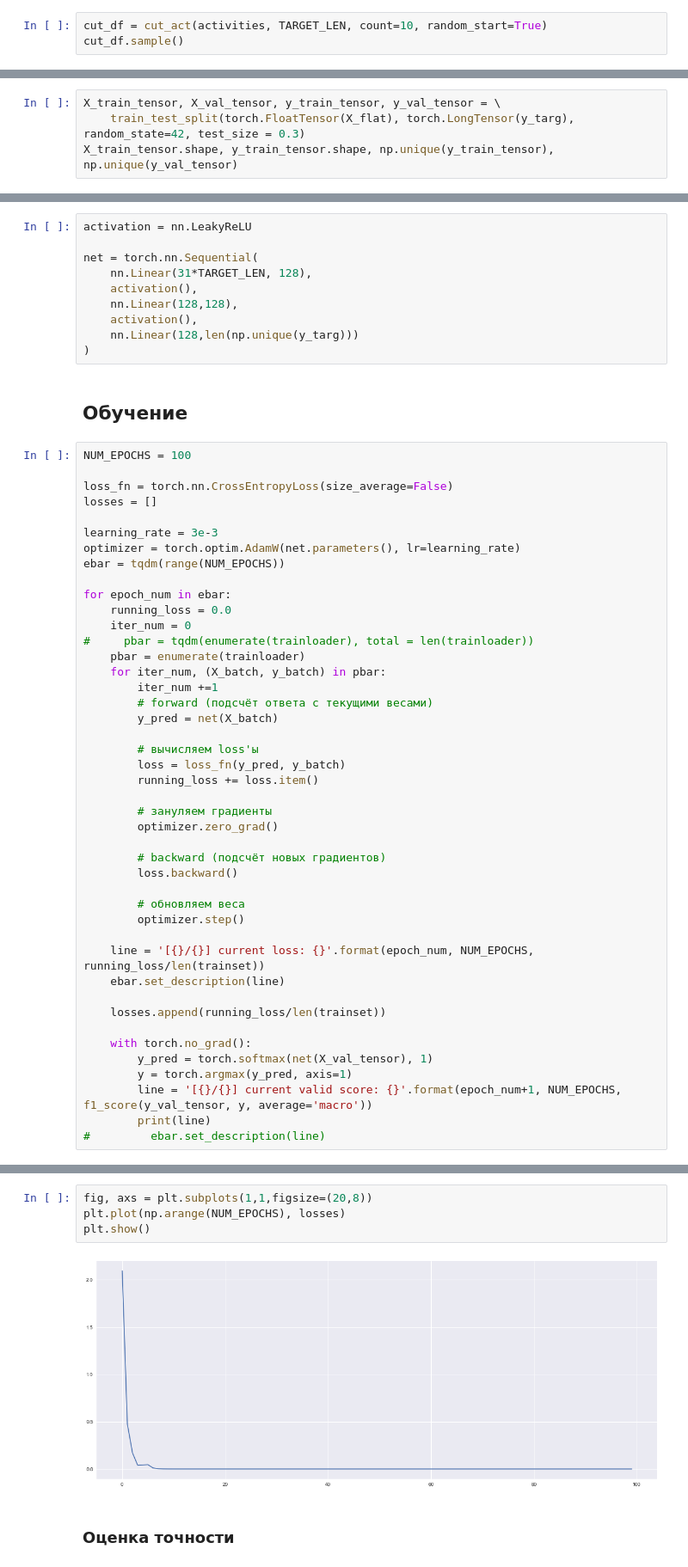
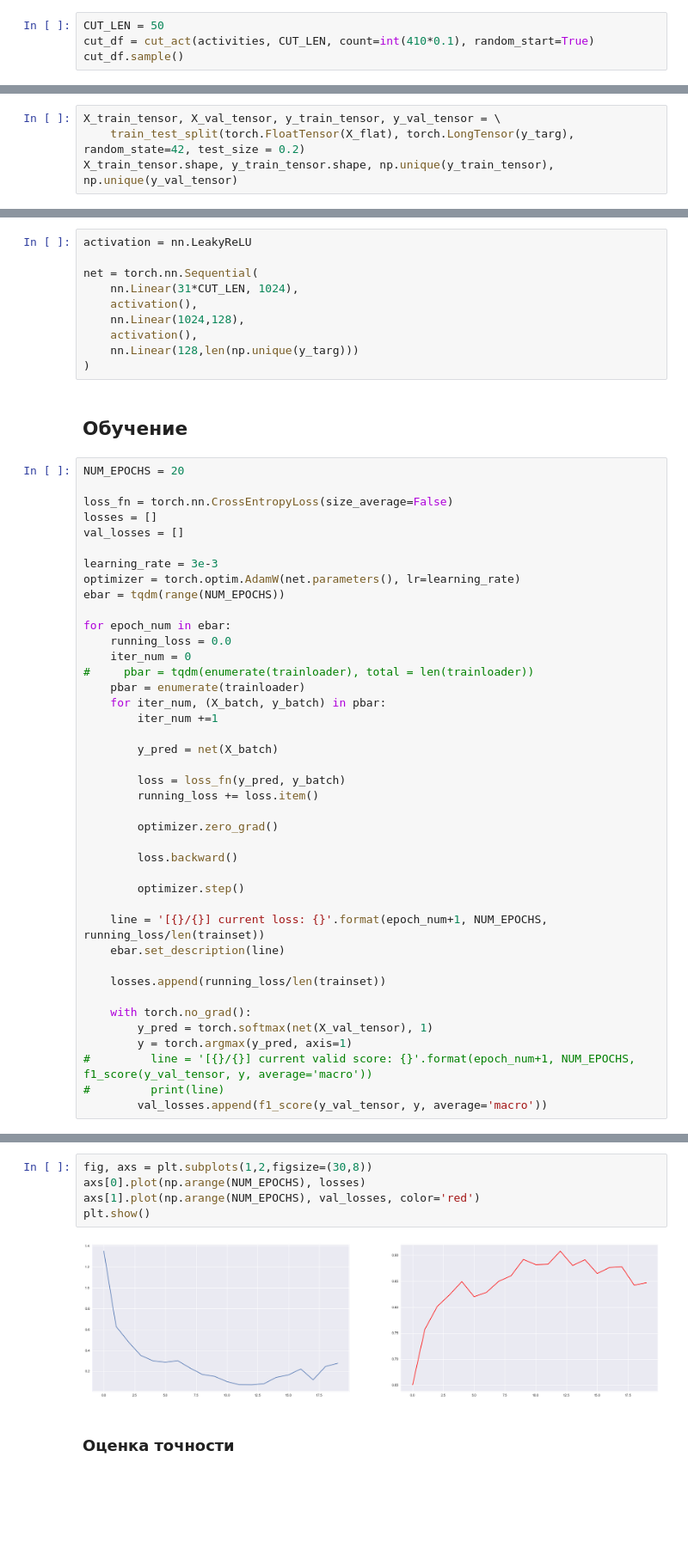
Before and after one commit to FL2107/signals_learning, a Jupyter notebook: Linear Classification.ipynb, the cells around one changed output, grey strips where cells are left out. Shown: that part at 86% size. Drawn from its saved outputs; the diff is of its cells as text; blank space fills up the shorter version.

```diff
--- a/Linear Classification.ipynb
+++ b/Linear Classification.ipynb
@@ -49,5 +49,6 @@ activities = sep_by_len(all_df, 20000)
 # %%
-cut_df = cut_act(activities, TARGET_LEN, count=10, random_start=True)
+CUT_LEN = 50
+cut_df = cut_act(activities, CUT_LEN, count=int(410*0.1), random_start=True)
 cut_df.sample()
 # %% [output]
 |  | activityID | heart rate | temperature hand | 3Da_x scale_16 hand | 3Da_y scale_16 hand | ... |
@@ -98,6 +82,6 @@ np.unique(y_targ)
 array([0, 1, 2, 3, 4, 5, 6, 7, 8])
 # %%
 X_train_tensor, X_val_tensor, y_train_tensor, y_val_tensor = \
-    train_test_split(torch.FloatTensor(X_flat), torch.LongTensor(y_targ), random_state=42, test_size = 0.3)
+    train_test_split(torch.FloatTensor(X_flat), torch.LongTensor(y_targ), random_state=42, test_size = 0.2)
 X_train_tensor.shape, y_train_tensor.shape, np.unique(y_train_tensor), np.unique(y_val_tensor)
 # %% [output]
@@ -124,19 +108,20 @@ len(trainset)
 activation = nn.LeakyReLU
 
 net = torch.nn.Sequential(
-    nn.Linear(31*TARGET_LEN, 128),
+    nn.Linear(31*CUT_LEN, 1024),
     activation(),
-    nn.Linear(128,128),
+    nn.Linear(1024,128),
     activation(),
     nn.Linear(128,len(np.unique(y_targ)))
 )
 # %% [markdown]
 ## Обучение
 # %%
-NUM_EPOCHS = 100
+NUM_EPOCHS = 20
 
 loss_fn = torch.nn.CrossEntropyLoss(size_average=False)
 losses = []
+val_losses = []
 
 learning_rate = 3e-3
 optimizer = torch.optim.AdamW(net.parameters(), lr=learning_rate)
@@ -149,23 +134,19 @@ for epoch_num in ebar:
     pbar = enumerate(trainloader)
     for iter_num, (X_batch, y_batch) in pbar:
         iter_num +=1
-        # forward (подсчёт ответа с текущими весами)
+
         y_pred = net(X_batch)
 
-        # вычисляем loss'ы
         loss = loss_fn(y_pred, y_batch)
         running_loss += loss.item()
 
-        # зануляем градиенты
         optimizer.zero_grad()
 
-        # backward (подсчёт новых градиентов)
         loss.backward()
 
-        # обновляем веса
         optimizer.step()
 
-    line = '[{}/{}] current loss: {}'.format(epoch_num, NUM_EPOCHS, running_loss/len(trainset))
+    line = '[{}/{}] current loss: {}'.format(epoch_num+1, NUM_EPOCHS, running_loss/len(trainset))
     ebar.set_description(line)
 
     losses.append(running_loss/len(trainset))
@@ -173,6 +154,6 @@ for epoch_num in ebar:
     with torch.no_grad():
         y_pred = torch.softmax(net(X_val_tensor), 1)
         y = torch.argmax(y_pred, axis=1)
-        line = '[{}/{}] current valid score: {}'.format(epoch_num+1, NUM_EPOCHS, f1_score(y_val_tensor, y, average='macro'))
-        print(line)
-#         ebar.set_description(line)
+#         line = '[{}/{}] current valid score: {}'.format(epoch_num+1, NUM_EPOCHS, f1_score(y_val_tensor, y, average='macro'))
+#         print(line)
+        val_losses.append(f1_score(y_val_tensor, y, average='macro'))
@@ -193,9 +160,10 @@ for epoch_num in ebar:
 # %%
-fig, axs = plt.subplots(1,1,figsize=(20,8))
-plt.plot(np.arange(NUM_EPOCHS), losses)
+fig, axs = plt.subplots(1,2,figsize=(30,8))
+axs[0].plot(np.arange(NUM_EPOCHS), losses)
+axs[1].plot(np.arange(NUM_EPOCHS), val_losses, color='red')
 plt.show()
 # %% [output]
-[figure, old version]
+[figure, new version]
 # %% [markdown]
 ### Оценка точности
 # %%
```
Also changed, not shown: parts of 12 cells of this notebook, 3 other files.
